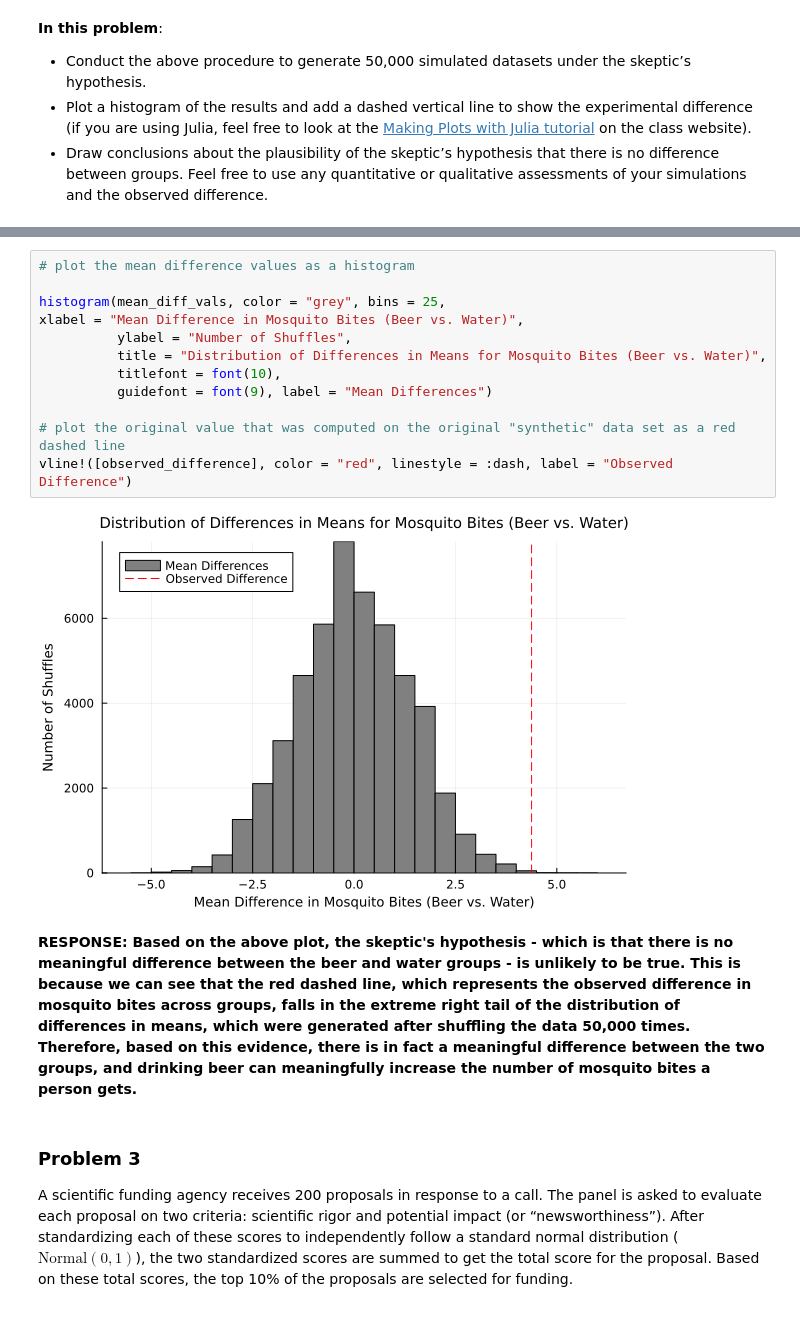
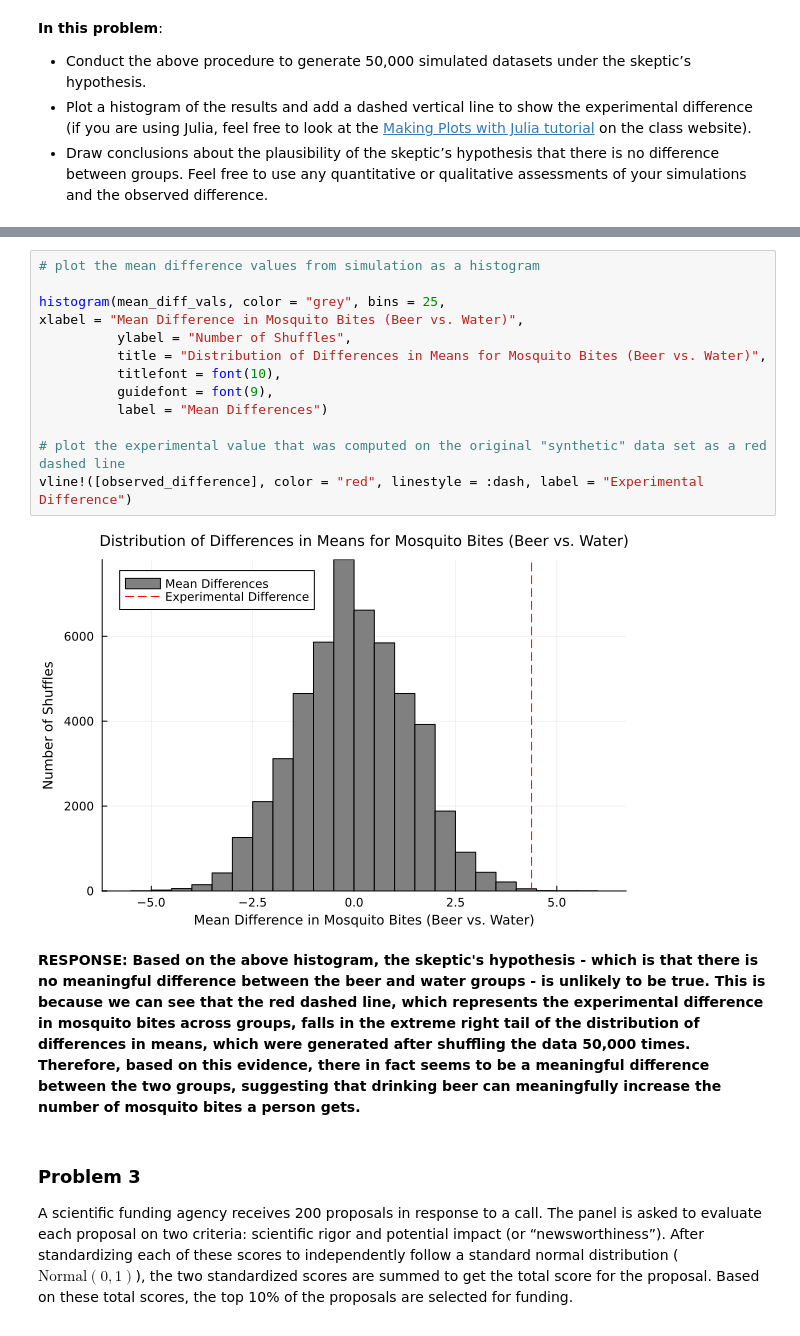
Before and after one commit to BEE4850-SP25/hw01-christinemswanson, a Jupyter notebook: hw01.ipynb, the cells around one changed output, grey strips where cells are left out. Saved outputs shown, nothing was run; the diff lists cells and outputs as text.

```diff
--- a/hw01.ipynb
+++ b/hw01.ipynb
@@ -241,21 +241,22 @@ for i in 1:num_shuffles
 
 end
 # %%
-# plot the mean difference values as a histogram
+# plot the mean difference values from simulation as a histogram
 
 histogram(mean_diff_vals, color = "grey", bins = 25,
 xlabel = "Mean Difference in Mosquito Bites (Beer vs. Water)",
           ylabel = "Number of Shuffles",
           title = "Distribution of Differences in Means for Mosquito Bites (Beer vs. Water)",
           titlefont = font(10),
-          guidefont = font(9), label = "Mean Differences")
+          guidefont = font(9),
+          label = "Mean Differences")
 
-# plot the original value that was computed on the original "synthetic" data set as a red dashed line
-vline!([observed_difference], color = "red", linestyle = :dash, label = "Observed Difference")
+# plot the experimental value that was computed on the original "synthetic" data set as a red dashed line
+vline!([observed_difference], color = "red", linestyle = :dash, label = "Experimental Difference")
 # %% [output]
-[figure, old version]
+[figure, new version]
 # %% [markdown]
-**RESPONSE: Based on the above plot, the skeptic's hypothesis - which is that there is no meaningful difference between the beer and water groups - is unlikely to be true. This is because we can see that the red dashed line, which represents the observed difference in mosquito bites across groups, falls in the extreme right tail of the distribution of differences in means, which were generated after shuffling the data 50,000 times. Therefore, based on this evidence, there is in fact a meaningful difference between the two groups, and drinking beer can meaningfully increase the number of mosquito bites a person gets.**
+**RESPONSE: Based on the above histogram, the skeptic's hypothesis - which is that there is no meaningful difference between the beer and water groups - is unlikely to be true. This is because we can see that the red dashed line, which represents the experimental difference in mosquito bites across groups, falls in the extreme right tail of the distribution of differences in means, which were generated after shuffling the data 50,000 times. Therefore, based on this evidence, there in fact seems to be a meaningful difference between the two groups, suggesting that drinking beer can meaningfully increase the number of mosquito bites a person gets.**
 # %% [markdown]
 ### Problem 3
 
```
Also changed, not shown: parts of 9 cells of this notebook.
